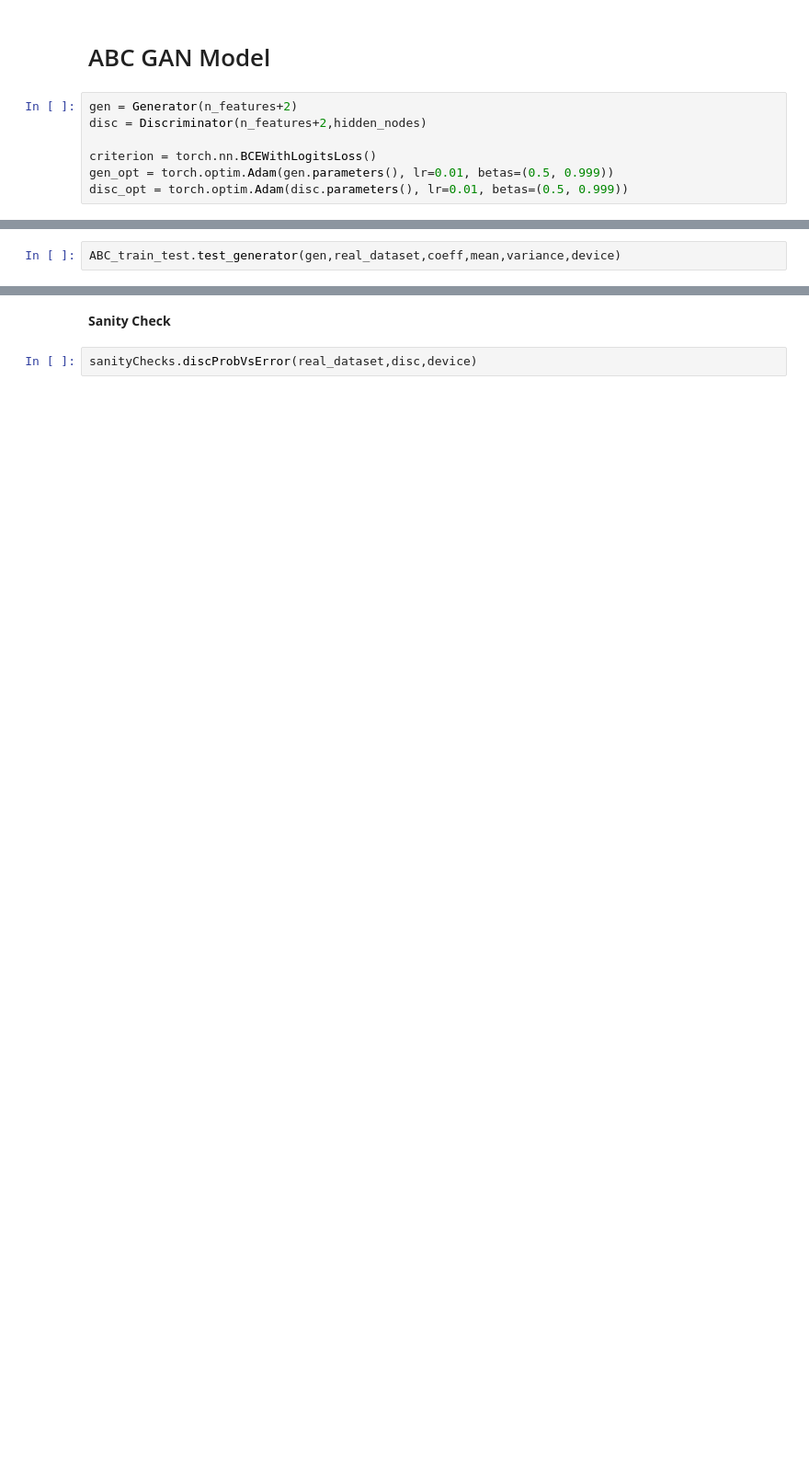
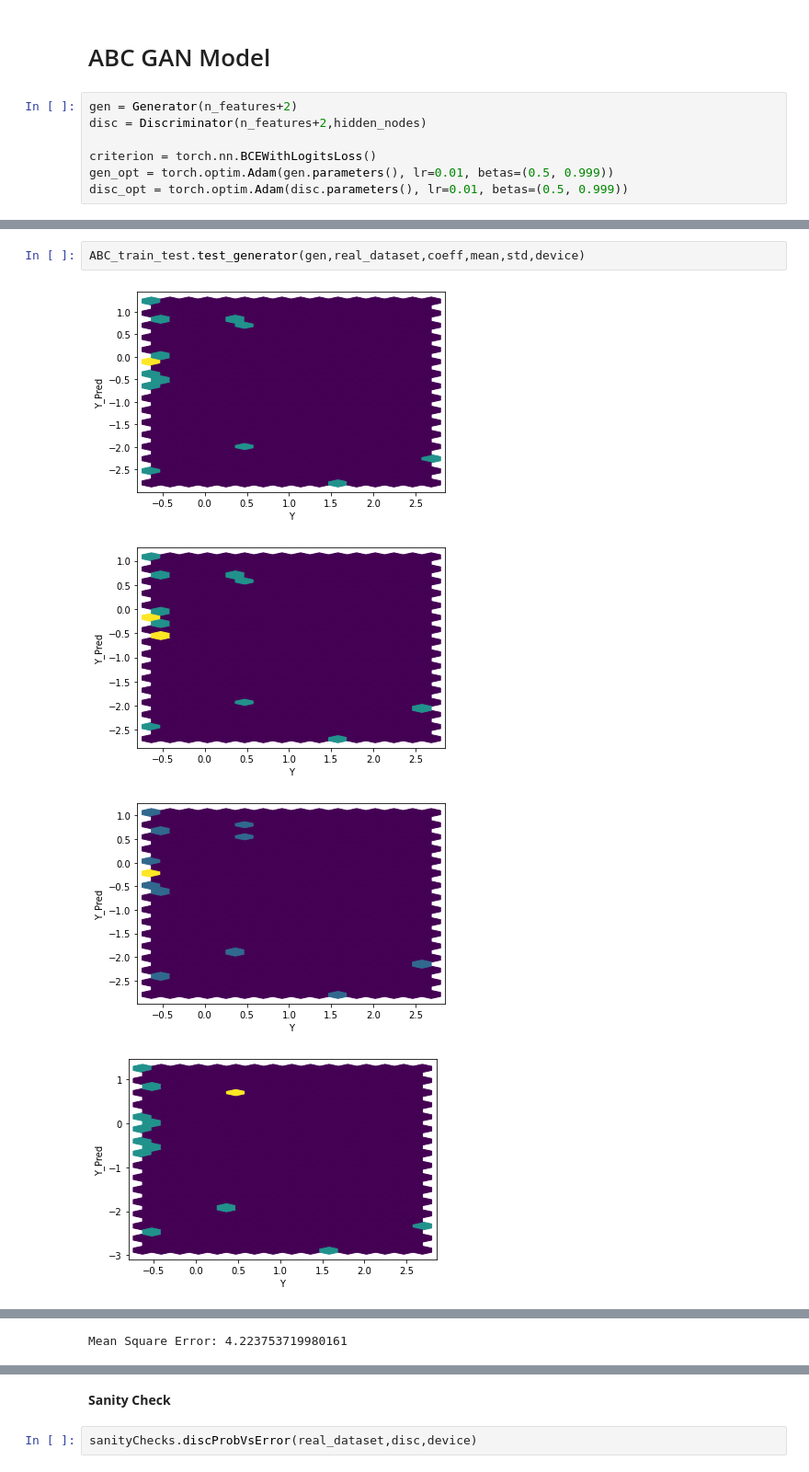
Before and after one commit to Manasi1999/ABC_GAN, a Jupyter notebook: src/Dataset4-Capital_Punishment.ipynb, the cells around one changed output, grey strips where cells are left out. Shown at 92% size. Saved outputs shown, nothing was run; the diff lists cells and outputs as text; blank space fills up the shorter version.

```diff
--- a/src/Dataset4-Capital_Punishment.ipynb
+++ b/src/Dataset4-Capital_Punishment.ipynb
@@ -170,2 +194,7 @@ ABC_train_test.training_GAN(disc, gen,disc_opt,gen_opt,real_dataset, batch_size,
 # %%
-ABC_train_test.test_generator(gen,real_dataset,coeff,mean,variance,device)
+ABC_train_test.test_generator(gen,real_dataset,coeff,mean,std,device)
+# %% [output]
+[figure, added]
+[figure, added]
+[figure, added]
+[figure, added]
@@ -171,0 +203 @@ ABC_train_test.test_generator(gen,real_dataset,coeff,mean,variance,device)
+Mean Square Error: 4.223753719980161
```
Also changed, not shown: parts of 20 cells of this notebook, 10 other files.
